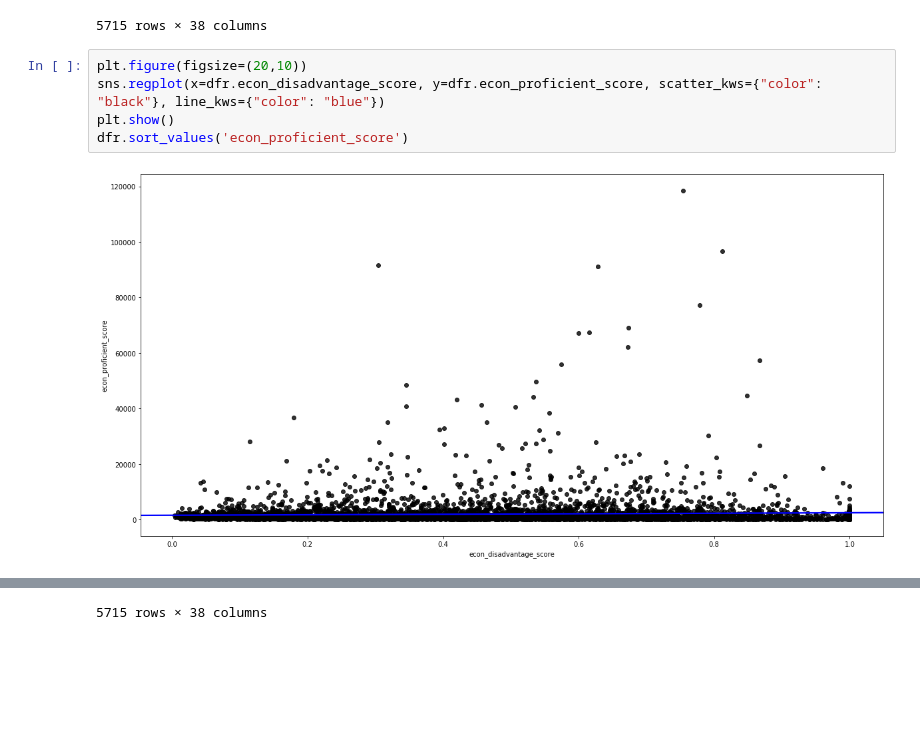
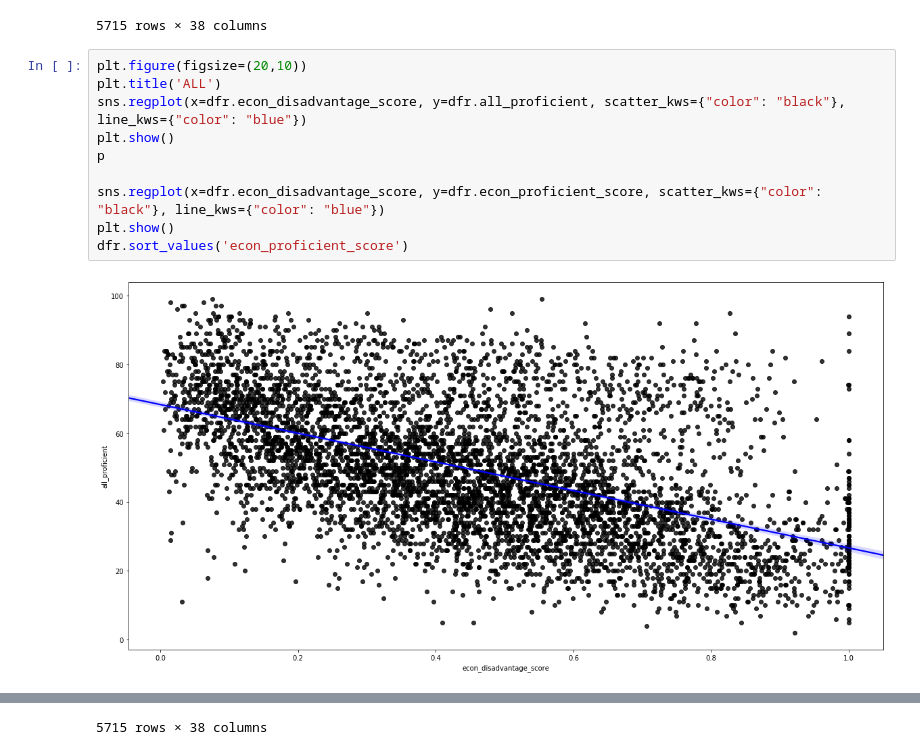
Before and after one commit to kannanfire/kannanfire.github.io, a Jupyter notebook: final_project.ipynb, the cells around one changed output, grey strips where cells are left out. Cells and saved outputs as stored; diff of their text form; blank space fills up the shorter version.

```diff
--- a/final_project.ipynb
+++ b/final_project.ipynb
@@ -378,11 +378,16 @@ dfr
 5715 rows × 38 columns
 # %%
 plt.figure(figsize=(20,10))
+plt.title('ALL')
+sns.regplot(x=dfr.econ_disadvantage_score, y=dfr.all_proficient, scatter_kws={"color": "black"}, line_kws={"color": "blue"})
+plt.show()
+p
+
 sns.regplot(x=dfr.econ_disadvantage_score, y=dfr.econ_proficient_score, scatter_kws={"color": "black"}, line_kws={"color": "blue"})
 plt.show()
 dfr.sort_values('econ_proficient_score')
 # %% [output]
-[figure, old version]
+[figure, new version]
 |  | state_id | state_name | ANSI_code | location | all_completed | all_proficient | american_indian_completed | ... |
 | 702 | ARIZONA-4234 | ARIZONA | 4 | Maricopa County Regional District | 32 | 10 | 1 | ... |
 | 6998 | MINNESOTA-074005 | MINNESOTA | 27 | METRO DEAF SCHOOL | 42 | 9 | NaN | ... |
```
Also changed, not shown: 1 other file.
